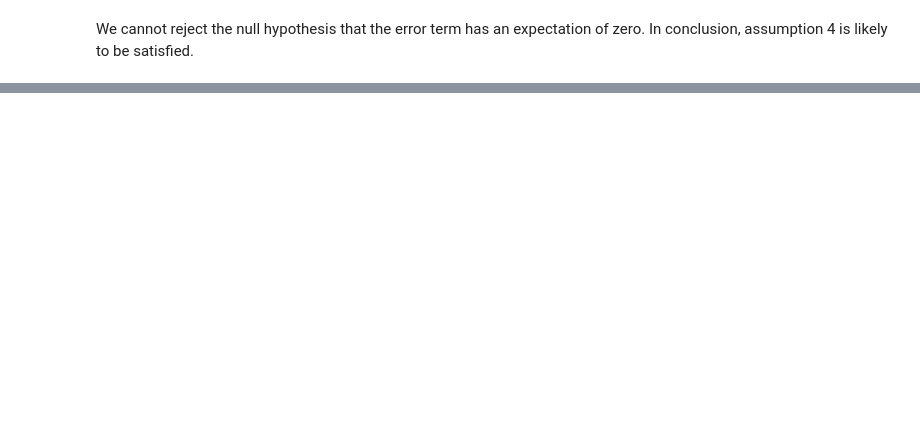
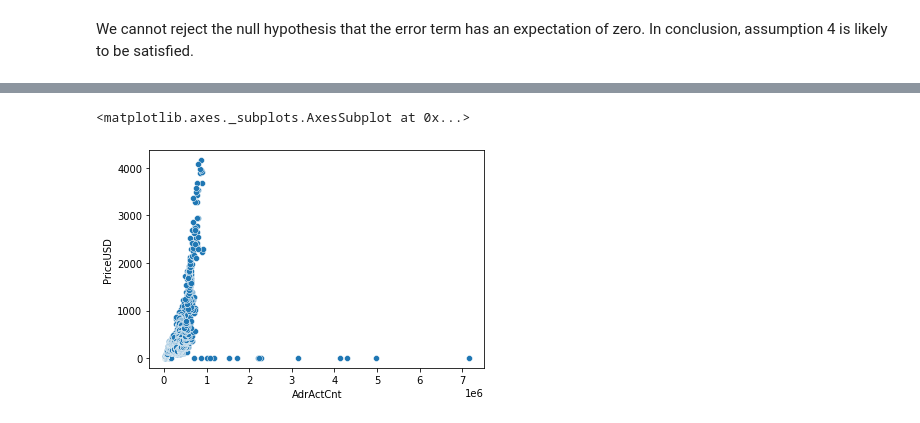
Before and after one commit to duke-sunshine/NYU_Econometrics_Summer2021, a Jupyter notebook: Econometrics_Milestone1_LuyaoZhang.ipynb, the cells around one changed output, grey strips where cells are left out. Saved outputs shown, nothing was run; the diff lists cells and outputs as text; code cells hidden in the pictures; blank space fills up the shorter version.

```diff
--- a/Econometrics_Milestone1_LuyaoZhang.ipynb
+++ b/Econometrics_Milestone1_LuyaoZhang.ipynb
@@ -507,0 +526,3 @@ We can see it from the scatterplot
+# %%
+df["log_RevUSD"]=np.log(df["RevUSD"])
+df.head()
@@ -507,0 +546,4 @@ We can see it from the scatterplot
+# %%
+df["log_GasLmtTxMean"]=np.log(df["GasLmtTxMean"])
+df["log_PriceUSD"]=np.log(df["PriceUSD"])
+df.head()
@@ -507,0 +574,5 @@ We can see it from the scatterplot
+# %%
+sns.scatterplot(data=df, x= "AdrActCnt", y="PriceUSD")
+# %% [output]
+<matplotlib.axes._subplots.AxesSubplot at 0x...>
+[figure, added]
```
Also changed, not shown: parts of 76 cells of this notebook.
